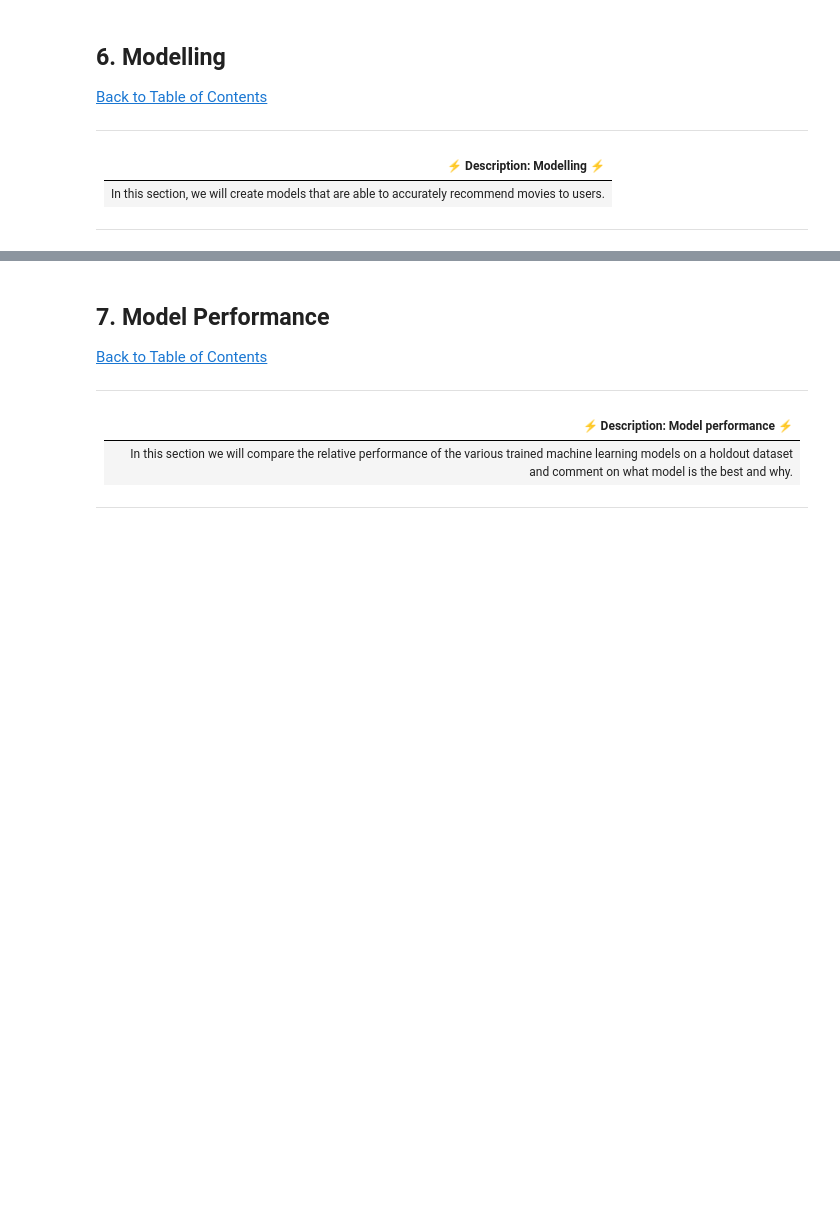
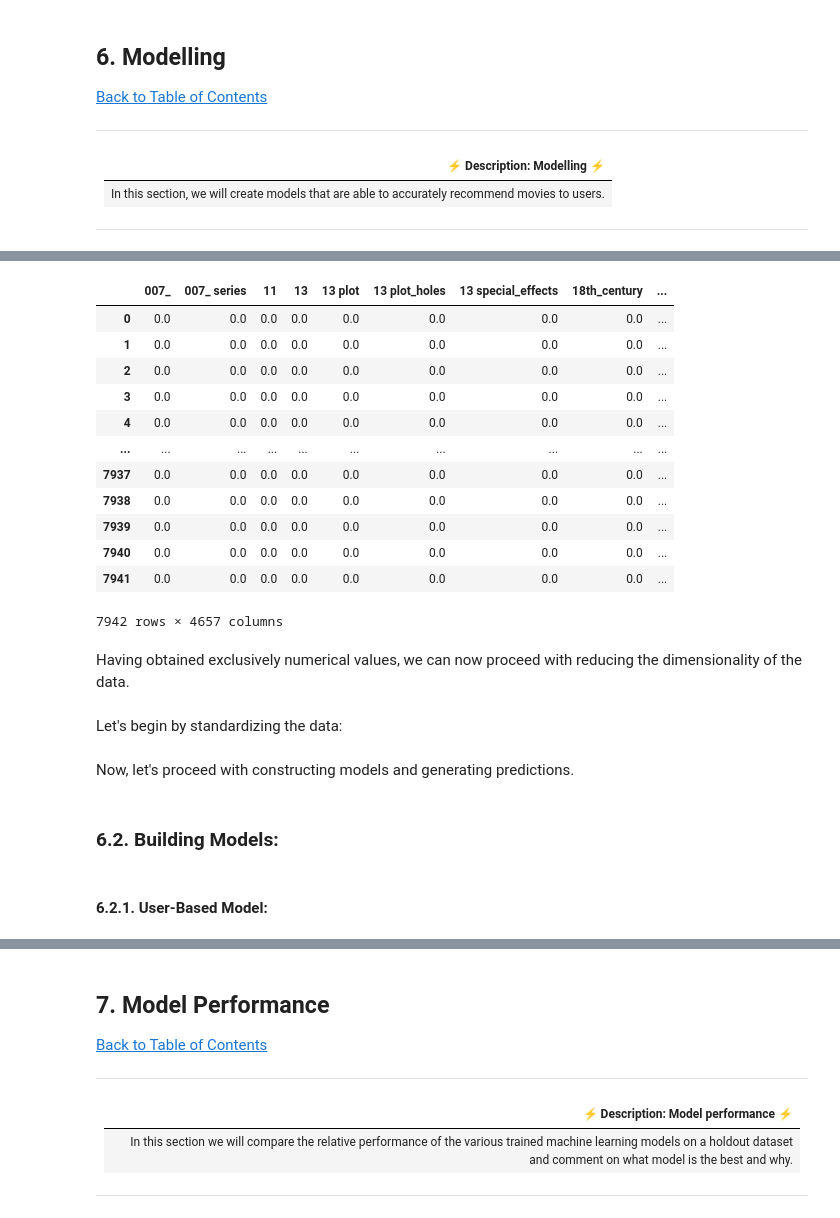
Before and after one commit to Christelle278/Unsupervised-Learning-Sprint-2307FTDS-Team-NM3, a Jupyter notebook: Unsupervised_Learning_Sprint_2307FTDS_Team_NM3.ipynb, the cells around one changed output, grey strips where cells are left out. Cells and saved outputs as stored; diff of their text form; code cells hidden in the pictures; blank space fills up the shorter version.

```diff
--- a/Unsupervised_Learning_Sprint_2307FTDS_Team_NM3.ipynb
+++ b/Unsupervised_Learning_Sprint_2307FTDS_Team_NM3.ipynb
@@ -1693,0 +2081,69 @@ plt.show()
+# %%
+# Function to combine movie features
+def combine_content_features(row):
+    title = row['title'].replace(' ', '_').lower()  # Normalize movie title
+    return f"{title} {row['title_cast']} {row['all_plot_keywords']} {row['genres']} {row['all_genome_tags']}"
+
+# Creating a copy of the data for use in the content-based filter
+content_filter_data = nlp_content.copy()
+
+# Making sure we convert all text data to string datatype
+content_filter_data['title_cast'] = content_filter_data['title_cast'].astype(str)
+content_filter_data['all_plot_keywords'] = content_filter_data['all_plot_keywords'].astype(str)
+content_filter_data['genres'] = content_filter_data['genres'].astype(str)
+content_filter_data['all_genome_tags'] = content_filter_data['all_genome_tags'].astype(str)
+
+# Applying the function
+content_filter_data['combined_features'] = content_filter_data.apply(combine_content_features, axis=1)
+
+# Filter out only necessary features
+content_filter_data = content_filter_data[['movieId', 'title', 'combined_features']]
+
+# Filter out movies with no combined features
+content_filter_data = content_filter_data[content_filter_data['combined_features'].notnull()]
+
+# Reset index after filtering
+content_filter_data.reset_index(drop=True, inplace=True)
+
+# Create list of titles
+content_filter_titles = content_filter_data['title']
+
+# Create a dictionary to map titles to data
+content_filter_indices = dict(zip(content_filter_titles, range(len(content_filter_titles))))
+
+# Initializing a vectorizer object
+tfidf = TfidfVectorizer(min_df=CONTENT_VEC_MIN_WORD_TO_REMOVE, stop_words=stopwords.words('english'), ngram_range=(1, 2), max_features=MAX_TEXT_FEATURES)
+
+# Produce a feature matrix, where each row corresponds to a movie with TF-IDF features as columns
+content_vec_df = tfidf.fit_transform(content_filter_data['combined_features'])
+
+dense_matrix = content_vec_df.toarray()
+
+# Create a DataFrame with the dense matrix
+content_vec_df = pd.DataFrame(data=dense_matrix, columns=tfidf.get_feature_names_out())
+# %%
+content_vec_df
+# %% [output]
+|  | 007_ | 007_ series | 11 | 13 | 13 plot | 13 plot_holes | 13 special_effects | 18th_century | ... |
+| 0 | 0.0 | 0.0 | 0.0 | 0.0 | 0.0 | 0.0 | 0.0 | 0.0 | ... |
+| 1 | 0.0 | 0.0 | 0.0 | 0.0 | 0.0 | 0.0 | 0.0 | 0.0 | ... |
+| 2 | 0.0 | 0.0 | 0.0 | 0.0 | 0.0 | 0.0 | 0.0 | 0.0 | ... |
+| 3 | 0.0 | 0.0 | 0.0 | 0.0 | 0.0 | 0.0 | 0.0 | 0.0 | ... |
+| 4 | 0.0 | 0.0 | 0.0 | 0.0 | 0.0 | 0.0 | 0.0 | 0.0 | ... |
+| ... | ... | ... | ... | ... | ... | ... | ... | ... | ... |
+| 7937 | 0.0 | 0.0 | 0.0 | 0.0 | 0.0 | 0.0 | 0.0 | 0.0 | ... |
+| 7938 | 0.0 | 0.0 | 0.0 | 0.0 | 0.0 | 0.0 | 0.0 | 0.0 | ... |
+| 7939 | 0.0 | 0.0 | 0.0 | 0.0 | 0.0 | 0.0 | 0.0 | 0.0 | ... |
+| 7940 | 0.0 | 0.0 | 0.0 | 0.0 | 0.0 | 0.0 | 0.0 | 0.0 | ... |
+| 7941 | 0.0 | 0.0 | 0.0 | 0.0 | 0.0 | 0.0 | 0.0 | 0.0 | ... |
+7942 rows × 4657 columns
+# %% [markdown]
+Having obtained exclusively numerical values, we can now proceed with reducing the dimensionality of the data.
+# %% [markdown]
+Let's begin by standardizing the data:
+# %% [markdown]
+Now, let's proceed with constructing models and generating predictions.
+# %% [markdown]
+### **6.2. Building Models:**
+# %% [markdown]
+#### **6.2.1. User-Based Model:**
```
Also changed, not shown: parts of 53 cells of this notebook.
